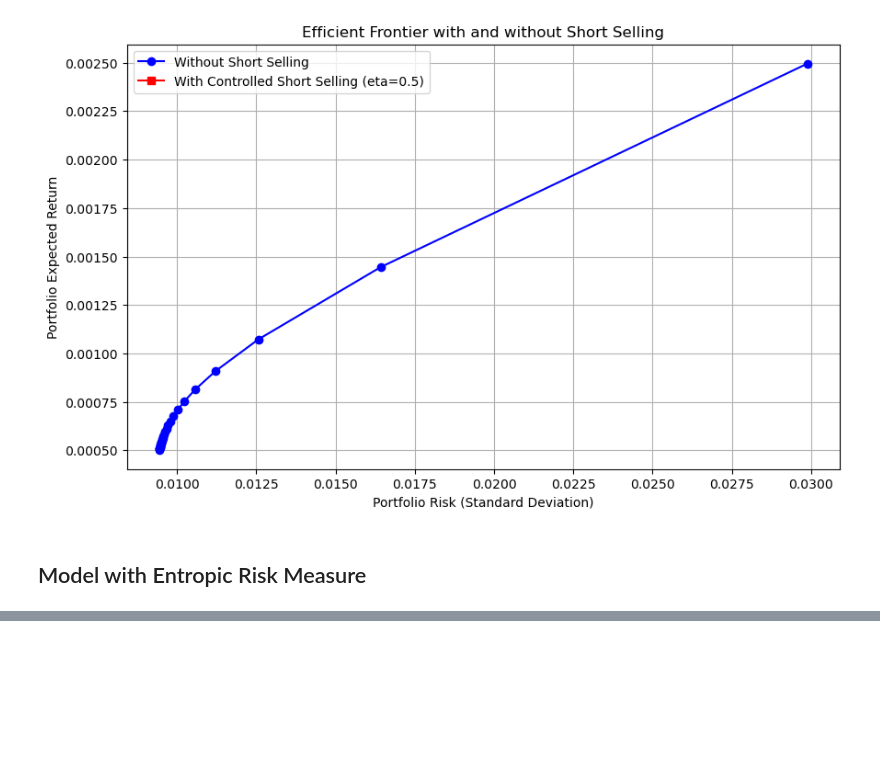
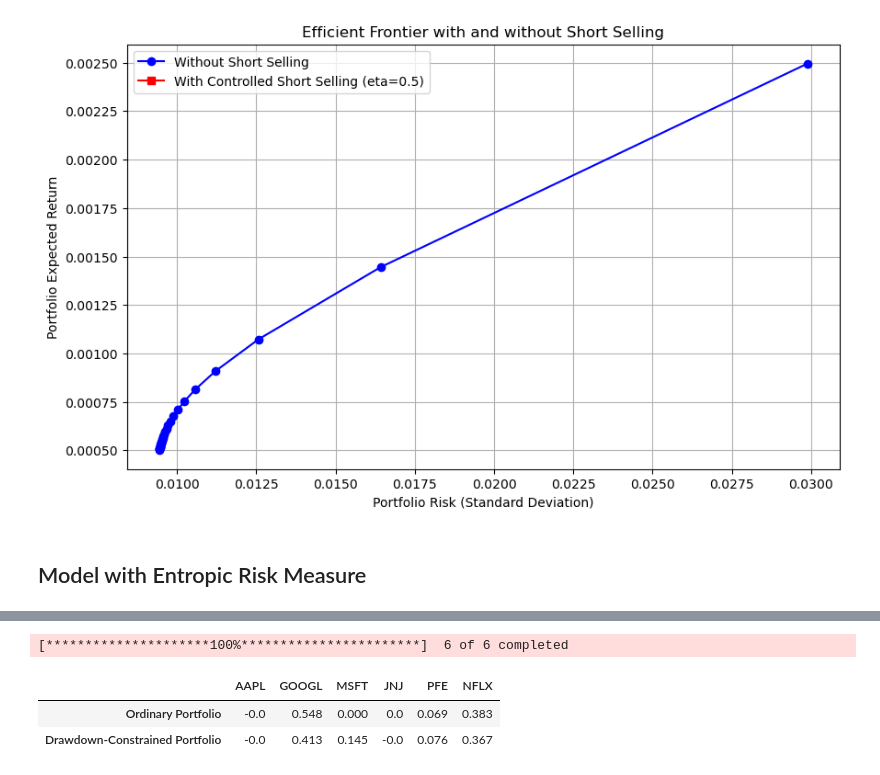
Before and after one commit to jchhong/math441-convex-opt, a Jupyter notebook: main.ipynb, the cells around one changed output, grey strips where cells are left out. Cells and saved outputs as stored; diff of their text form; code cells hidden in the pictures; blank space fills up the shorter version.

```diff
--- a/main.ipynb
+++ b/main.ipynb
@@ -304,0 +352,22 @@ plt.show()
+# %%
+tickers = ['AAPL', 'GOOGL', 'MSFT', 'JNJ', 'PFE', 'NFLX']
+start_date = '2024-12-01'
+end_date = '2025-02-01'
+
+drawdown_portfolio = DrawdownPortfolio(tickers, start_date, end_date, q=10, alpha=0.03)
+
+drawdown_optimal_weights = drawdown_portfolio.calculate_optimal_with_drawdown()
+optimal_weights = drawdown_portfolio.calculate_optimal_x()
+
+result_df = pd.DataFrame(
+    [optimal_weights, drawdown_optimal_weights],
+    columns=tickers,
+    index=["Ordinary Portfolio", "Drawdown-Constrained Portfolio"]
+).round(3)
+
+result_df
+# %% [output]
+[*********************100%***********************]  6 of 6 completed
+|  | AAPL | GOOGL | MSFT | JNJ | PFE | NFLX |
+| Ordinary Portfolio | -0.0 | 0.548 | 0.000 | 0.0 | 0.069 | 0.383 |
+| Drawdown-Constrained Portfolio | -0.0 | 0.413 | 0.145 | -0.0 | 0.076 | 0.367 |
```
Also changed, not shown: parts of 14 cells of this notebook.
